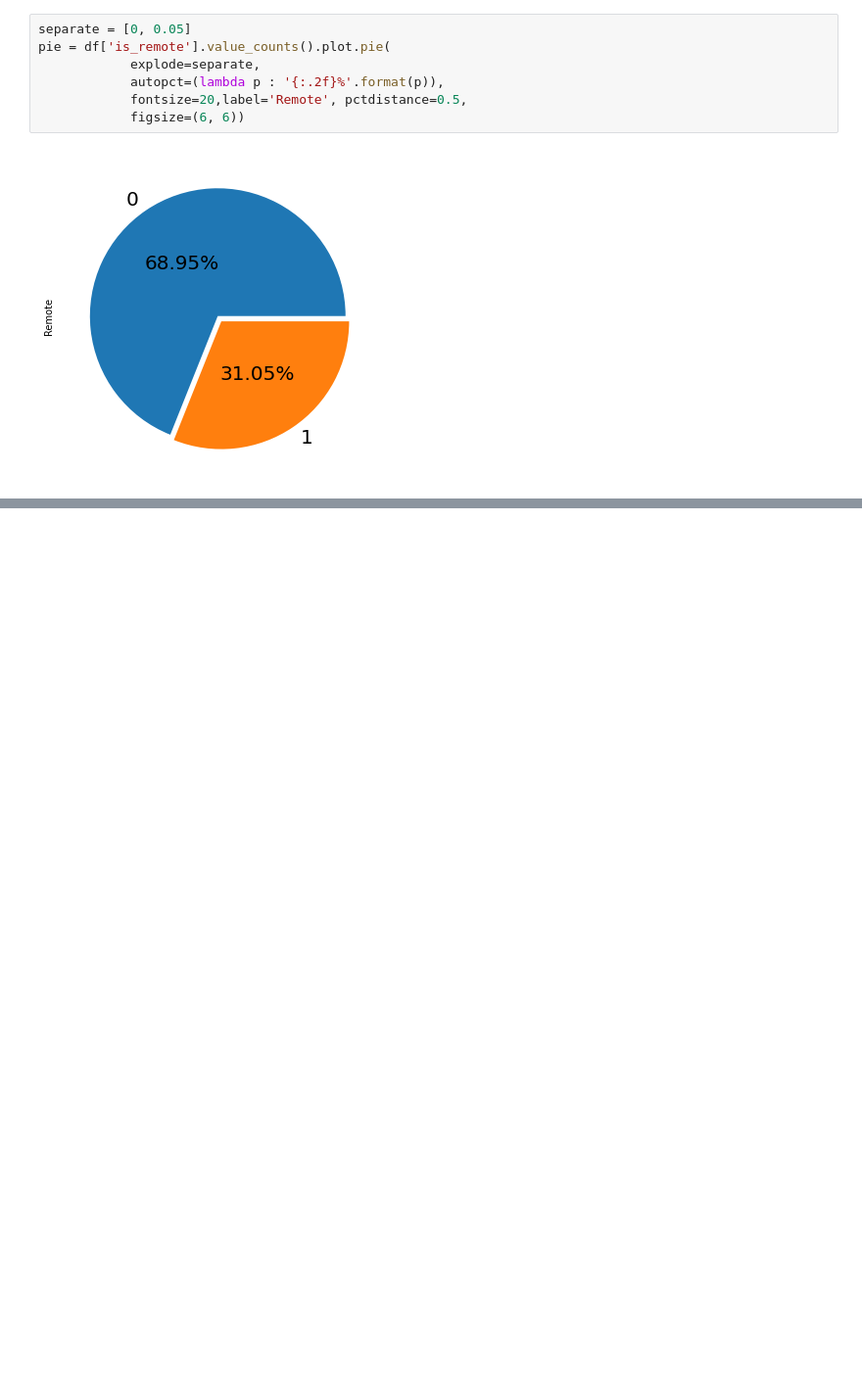
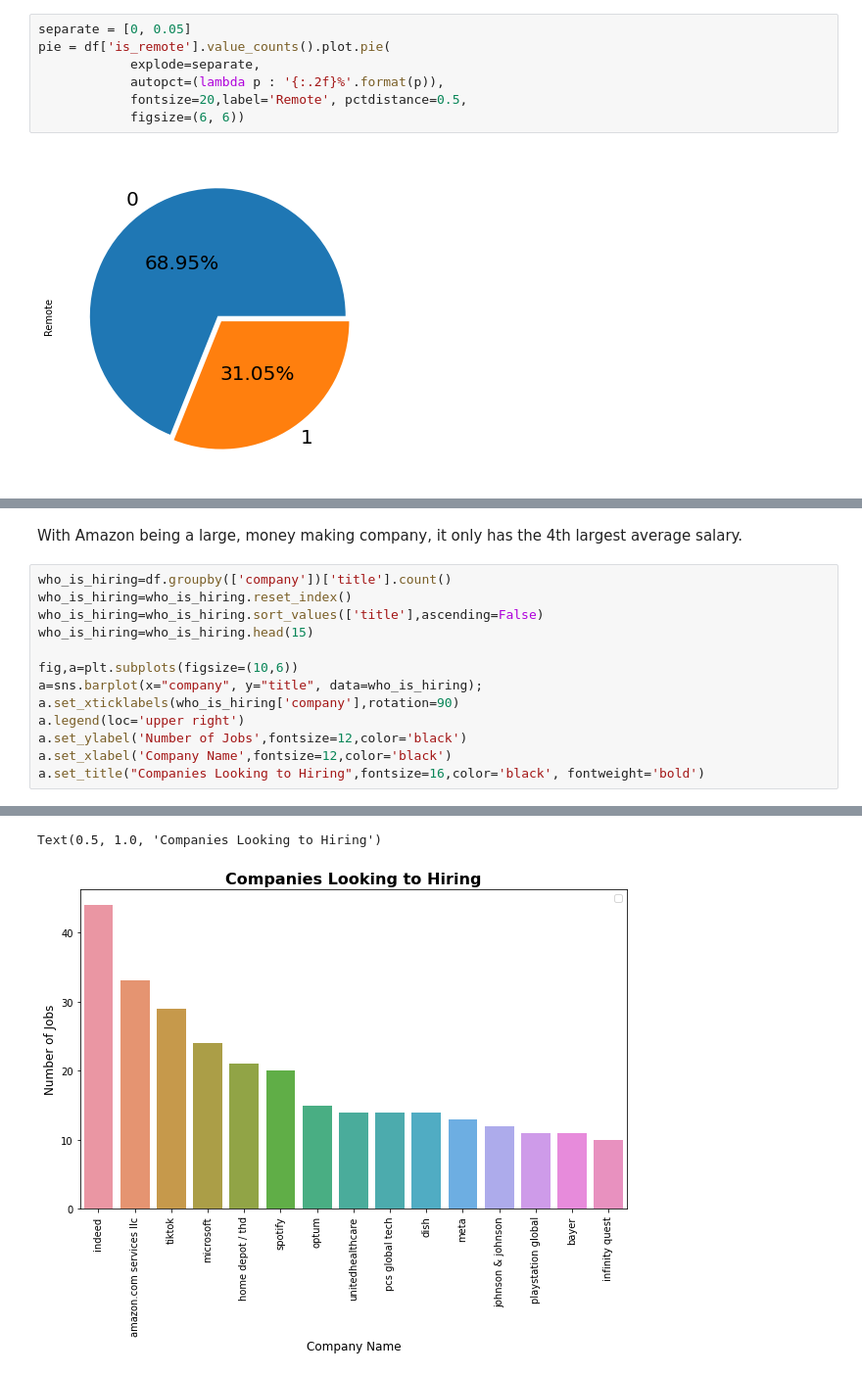
Before and after one commit to ChitraChaudhari/Jobsite-Listings-Capstone, a Jupyter notebook: Simplyhired_EDA.ipynb, the cells around one changed output, grey strips where cells are left out. Shown at 98% size. Saved outputs shown, nothing was run; the diff lists cells and outputs as text; blank space fills up the shorter version.

```diff
--- a/Simplyhired_EDA.ipynb
+++ b/Simplyhired_EDA.ipynb
@@ -132,0 +139,16 @@ pie = df['is_remote'].value_counts().plot.pie(
+# %% [markdown]
+With Amazon being a large, money making company, it only has the 4th largest average salary.
+# %%
+who_is_hiring=df.groupby(['company'])['title'].count()
+who_is_hiring=who_is_hiring.reset_index()
+who_is_hiring=who_is_hiring.sort_values(['title'],ascending=False)
+who_is_hiring=who_is_hiring.head(15)
+
+fig,a=plt.subplots(figsize=(10,6))
+a=sns.barplot(x="company", y="title", data=who_is_hiring);
+a.set_xticklabels(who_is_hiring['company'],rotation=90)
+a.legend(loc='upper right')
+a.set_ylabel('Number of Jobs',fontsize=12,color='black')
+a.set_xlabel('Company Name',fontsize=12,color='black')
+a.set_title("Companies Looking to Hiring",fontsize=16,color='black', fontweight='bold')
+# %% [output]
@@ -132,0 +156,2 @@ pie = df['is_remote'].value_counts().plot.pie(
+Text(0.5, 1.0, 'Companies Looking to Hiring')
+[figure, added]
```
Also changed, not shown: parts of 26 cells of this notebook.
